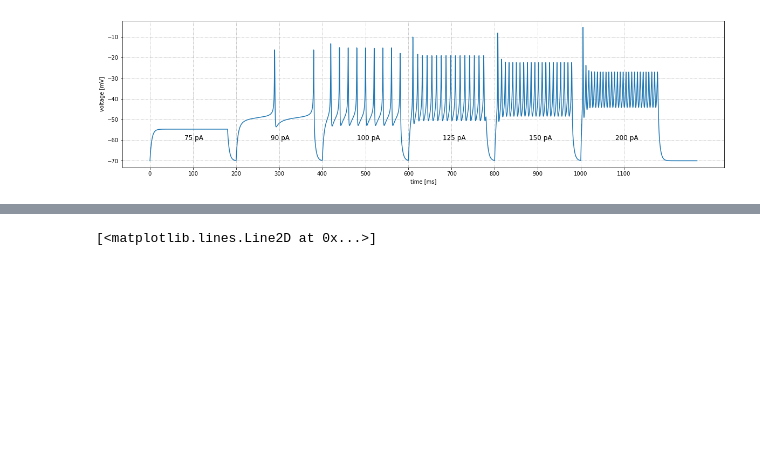
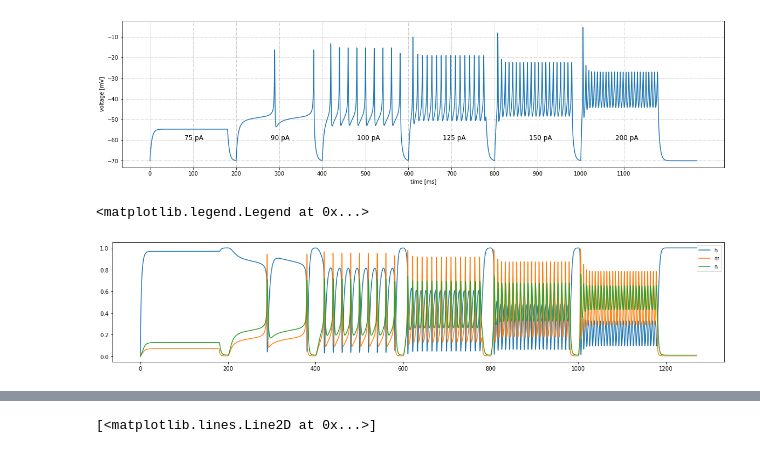
Before and after one commit to shcecter/nocimod, a Jupyter notebook: simplest_spiking.ipynb, the cells around one changed output, grey strips where cells are left out. Saved outputs shown, nothing was run; the diff lists cells and outputs as text; code cells hidden in the pictures; blank space fills up the shorter version.

```diff
--- a/simplest_spiking.ipynb
+++ b/simplest_spiking.ipynb
@@ -20,4 +22,6 @@ $$ \beta_h = \frac{4}{1 + \exp(\frac{40 - v + v_T}{5})} $$
 # %%
+start_scope()
+
 Cm = 20 * pF
 Ena = 55 * mV
 Ek = -85 * mV
@@ -26,39 +30,35 @@ gK = 40 * nS
 gL = 5 * nS
 gNa = 50 * nS
 
-VT = -63 * mV  # from brain examples
+VT = -63 * mV  # from brian examples
 
-eqs = """
+eqs = Equations("""
 dv/dt = (gL * (El - v) + gK * n**4 * (Ek - v) + gNa*m**3*h*(Ena - v) + I) / Cm : volt
 
+I : ampere
+""")
+
+dndt = Equations("""
 dn/dt = a_n * (1 - n) - b_n * n : 1
 a_n = 0.032/mV * 5*mV / exprel((15*mV - v + VT)/5/mV) / ms : Hz
 b_n = 0.5 * exp((10*mV - v + VT)/40/mV) / ms : Hz
-
+    """)
+dmdt = Equations("""
 dm/dt = a_m * (1 - m) - b_m * m : 1
 a_m = 0.32/mV * 4*mV / exprel((13*mV - v + VT)/4/mV) / ms : Hz
 b_m = 0.28/mV * 5*mV / exprel((v - VT - 40*mV)/5/mV) / ms : Hz
+""")
+dhdt = Equations("""
 dh/dt = a_h * (1 - h) - b_h * h : 1
 a_h = 0.128*exp((17*mV - v + VT)/18/mV) / ms : Hz
 b_h = 4 / (1 + exp((40*mV - v + VT)/5/mV)) / ms : Hz
+""")
 
+neuron = NeuronGroup(1, eqs+dndt+dmdt+dhdt, method='euler')
 
-I : ampere
-"""
-
-neuron = NeuronGroup(1, eqs, method='euler')
-
-stmon = StateMonitor(neuron, ['v'], True)
+stmon = StateMonitor(neuron, ['v', 'h', 'm', 'n'], True)
 
 neuron.v = El
 
-currs = [75, 90, 100, 125, 150, 200]
-
-for i in currs:
-    neuron.I = i * pA
-    run(180*ms)
-    neuron.I = 0 * pA
-    run(20*ms)
-
-run(70*ms)
+store("init")
 # %%
@@ -73,3 +85,12 @@ for i, cur in enumerate(currs):
 #savefig("basic_spikes.jpeg", dpi=200)
 # %% [output]
 [figure]
+# %%
+figure(figsize=(20, 4))
+plot(stmon.t/ms, stmon.h[0])
+plot(stmon.t/ms, stmon.m[0])
+plot(stmon.t/ms, stmon.n[0])
+legend(["h", "m", "n"])
+# %% [output]
+<matplotlib.legend.Legend at 0x...>
+[figure, added]
```
Also changed, not shown: parts of 16 cells of this notebook, 2 other files.
